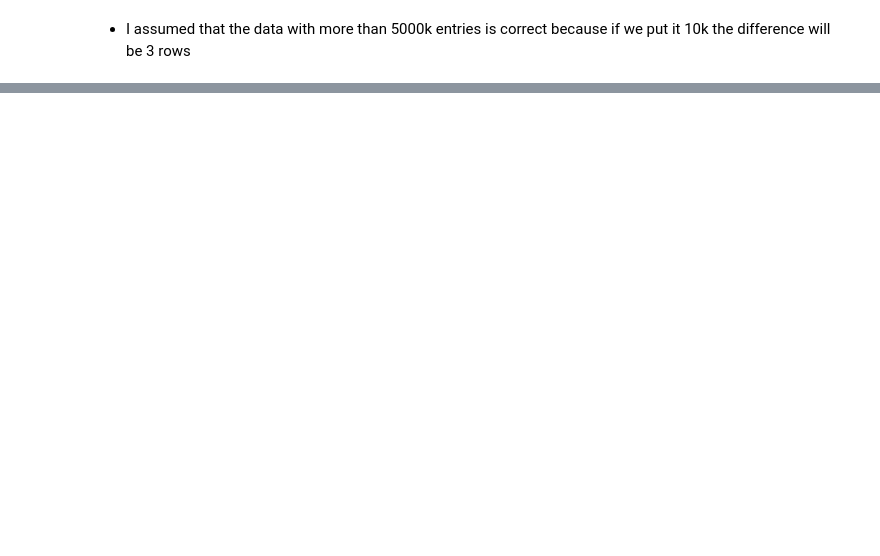
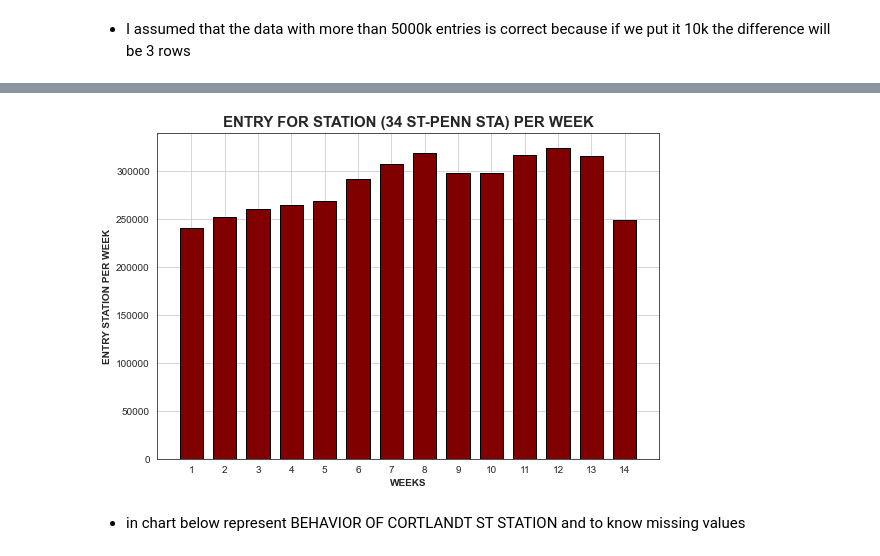
Before and after one commit to Fa7adbina/MTA_EDA_Project, a Jupyter notebook: MTA_EDA_Project1.ipynb, the cells around one changed output, grey strips where cells are left out. Saved outputs shown, nothing was run; the diff lists cells and outputs as text; code cells hidden in the pictures; blank space fills up the shorter version.

```diff
--- a/MTA_EDA_Project1.ipynb
+++ b/MTA_EDA_Project1.ipynb
@@ -135,13 +311,18 @@ Data_weekly.sort_values("WEEK",ascending=True)
 # %%
 plt.figure(figsize = [9,6])
+
+plt.grid()
 sns.set_style("white")
-plt.grid
 
 plt.xticks([18,19,20,21,22,23,24,25,26,27,28,29,30,31],["1","2","3","4","5","6","7","8","9","10","11","12","13","14"])
 plt.xlabel("WEEKS",fontsize = 10, weight = 'bold')
 plt.ylabel('ENTRY STATION PER WEEK',fontsize = 10, weight = 'bold')
 plt.title("ENTRY FOR STATION (34 ST-PENN STA) PER WEEK",fontsize = 15, weight = 'bold')
 plt.bar(Data_weekly['WEEK'],Data_weekly["Daily_fixed"],width = 0.7,color=("maroon"),edgecolor='black');
+# %% [output]
+[figure, added]
+# %% [markdown]
+* in chart below represent BEHAVIOR OF CORTLANDT ST STATION and to know missing values
 # %%
 plt.figure(figsize = [14,4])
 plt.suptitle('BEHAVIOR OF CORTLANDT ST STATION',fontsize = 12,weight = 'bold',c="maroon")
```
Also changed, not shown: parts of 38 cells of this notebook, 3 other files.
